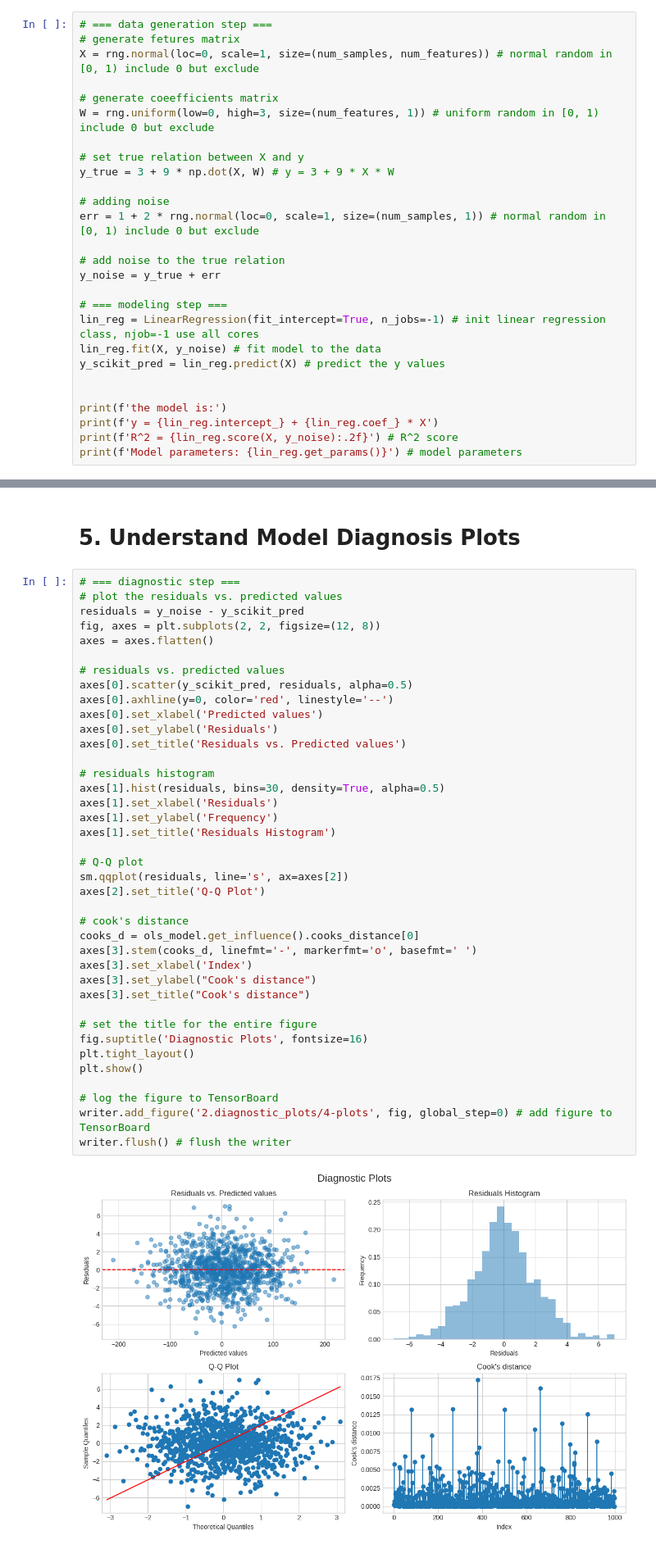
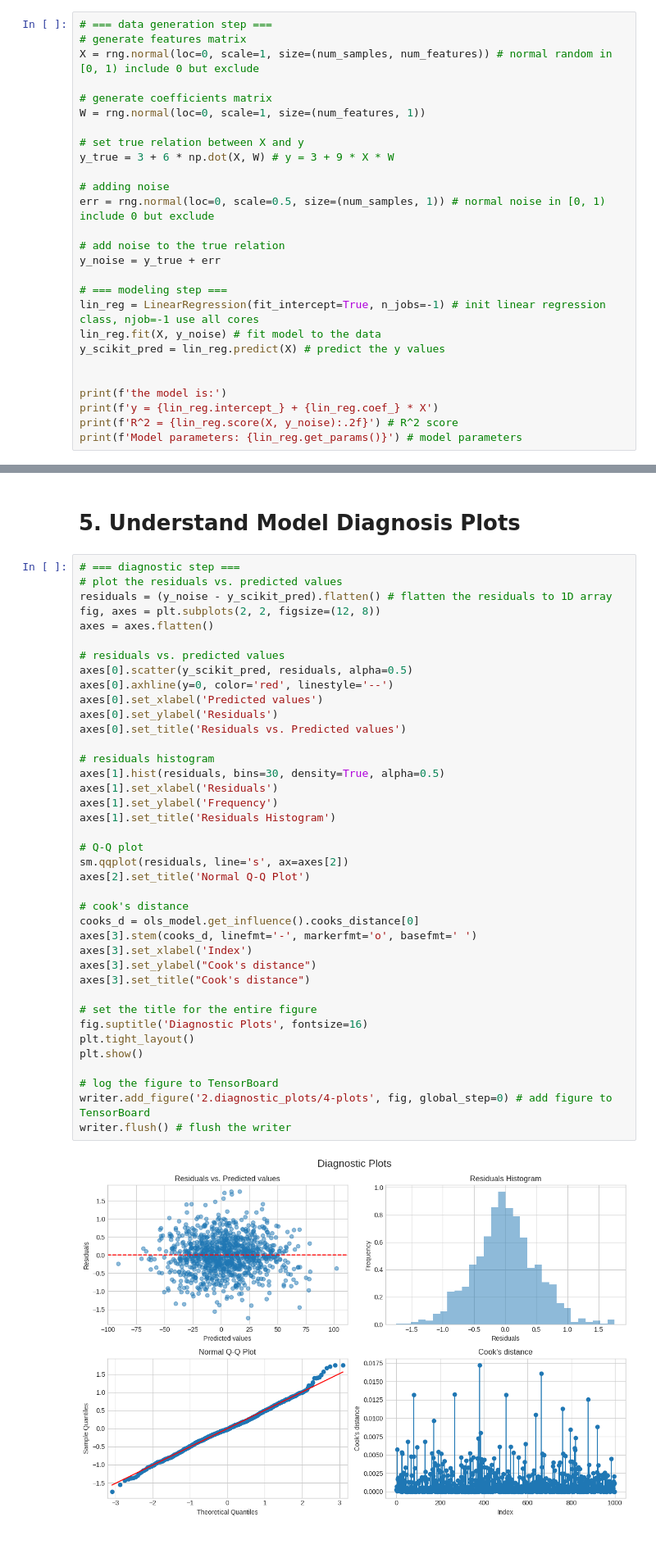
Before and after one commit to ant-analytics/torch-playground, a Jupyter notebook: notebooks/5.0-ant-classical-model-linear.ipynb, the cells around one changed output, grey strips where cells are left out. Shown at 82% size. Drawn from its saved outputs; the diff is of its cells as text.

```diff
--- a/notebooks/5.0-ant-classical-model-linear.ipynb
+++ b/notebooks/5.0-ant-classical-model-linear.ipynb
@@ -67,17 +67,17 @@ Let's implement the linear regression use scikit-learn library.
 # 3. Linear Regression with Scikit-learn
 # %%
 # === data generation step ===
-# generate fetures matrix
+# generate features matrix
 X = rng.normal(loc=0, scale=1, size=(num_samples, num_features)) # normal random in [0, 1) include 0 but exclude
 
-# generate coeefficients matrix
-W = rng.uniform(low=0, high=3, size=(num_features, 1)) # uniform random in [0, 1) include 0 but exclude
+# generate coefficients matrix
+W = rng.normal(loc=0, scale=1, size=(num_features, 1))
 
 # set true relation between X and y
-y_true = 3 + 9 * np.dot(X, W) # y = 3 + 9 * X * W
+y_true = 3 + 6 * np.dot(X, W) # y = 3 + 9 * X * W
 
 # adding noise
-err = 1 + 2 * rng.normal(loc=0, scale=1, size=(num_samples, 1)) # normal random in [0, 1) include 0 but exclude
+err = rng.normal(loc=0, scale=0.5, size=(num_samples, 1)) # normal noise in [0, 1) include 0 but exclude
 
 # add noise to the true relation
 y_noise = y_true + err
@@ -169,7 +165,7 @@ X.shape[1]
 # %%
 # === diagnostic step ===
 # plot the residuals vs. predicted values
-residuals = y_noise - y_scikit_pred
+residuals = (y_noise - y_scikit_pred).flatten() # flatten the residuals to 1D array
 fig, axes = plt.subplots(2, 2, figsize=(12, 8))
 axes = axes.flatten()
 
@@ -178,32 +174,32 @@ axes[0].scatter(y_scikit_pred, residuals, alpha=0.5)
 axes[0].axhline(y=0, color='red', linestyle='--')
 axes[0].set_xlabel('Predicted values')
 axes[0].set_ylabel('Residuals')
 axes[0].set_title('Residuals vs. Predicted values')
 
 # residuals histogram
 axes[1].hist(residuals, bins=30, density=True, alpha=0.5)
 axes[1].set_xlabel('Residuals')
 axes[1].set_ylabel('Frequency')
 axes[1].set_title('Residuals Histogram')
 
 # Q-Q plot
 sm.qqplot(residuals, line='s', ax=axes[2])
-axes[2].set_title('Q-Q Plot')
+axes[2].set_title('Normal Q-Q Plot')
 
 # cook's distance
 cooks_d = ols_model.get_influence().cooks_distance[0]
 axes[3].stem(cooks_d, linefmt='-', markerfmt='o', basefmt=' ')
 axes[3].set_xlabel('Index')
 axes[3].set_ylabel("Cook's distance")
 axes[3].set_title("Cook's distance")
 
 # set the title for the entire figure
 fig.suptitle('Diagnostic Plots', fontsize=16)
 plt.tight_layout()
 plt.show()
 
 # log the figure to TensorBoard
 writer.add_figure('2.diagnostic_plots/4-plots', fig, global_step=0) # add figure to TensorBoard
 writer.flush() # flush the writer
 # %% [output]
-[figure, old version]
+[figure, new version]
```
Also changed, not shown: parts of 8 cells of this notebook, 2 other files.
